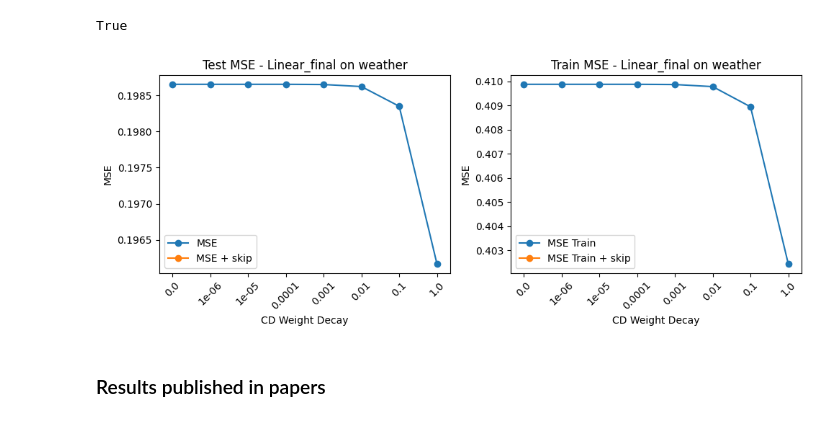
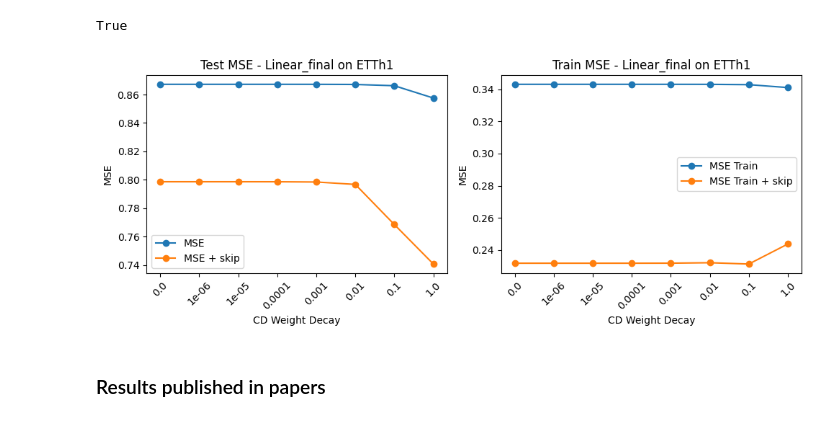
Before and after one commit to simonkral/Thesis_MTSF, a Jupyter notebook: visualization/visualize_results_final.ipynb, the cells around one changed output. Cells and saved outputs as stored; diff of their text form; code cells hidden in the pictures.

```diff
--- a/visualization/visualize_results_final.ipynb
+++ b/visualization/visualize_results_final.ipynb
@@ -23,7 +24,7 @@ api = wandb.Api()
 # Replace with your actual W&B username and project name
 runs = api.runs("simonkral99/Thesis_MTSF")
 # %%
-update_runs = True
+update_runs = False
 
 if update_runs:
     run_data = []
@@ -41,12 +42,10 @@ if update_runs:
     df = df[columns_to_keep].copy()
     df['data_path'] = df['data_path'].str.replace('.csv', '', regex=False)
 
-    # Save the DataFrame to a CSV file
-    #df.to_csv("wandb_runs.csv", index=False)
+
     df.to_pickle("wandb_runs.pkl")
 else:
-    # Load the DataFrame from the CSV file
-    #df = pd.read_csv("wandb_runs.csv")
+
     df = pd.read_pickle("wandb_runs.pkl")
 
 #print(df.columns)
@@ -59,10 +58,10 @@ import matplotlib.pyplot as plt
 
 
 # Shared filter params
-data = "weather"
-channel_handling = "CD"
+data = "ETTh1"
+channel_handling = "Delta"
 model = "Linear_final"
-random_seed = 2021
+random_seed = 2023
 pred_len = 96
 #pred_len = 24
 patience = 20
@@ -78,34 +77,34 @@ for i, (skip, label_suffix) in enumerate([(0, ""), (1, " + skip")]):
         (df_subset['model'] == model) &
         (df_subset['channel_handling'] == channel_handling) &
         (df_subset['random_seed'] == random_seed) &
         (df_subset['skip_1st_epoch'] == skip) &
         (df_subset['pred_len'] == pred_len) &
         (df_subset['patience'] == patience) &
         (df_subset['seq_len'] == seq_len)
     ].sort_values(by='cd_weight_decay')
 
     # Plot on both subplots
     axes[0].plot(df_filtered['cd_weight_decay'].astype(str), df_filtered['mse'], marker='o', label='MSE' + label_suffix)
     axes[1].plot(df_filtered['cd_weight_decay'].astype(str), df_filtered['mse_train'], marker='o', label='MSE Train' + label_suffix)
 
 # Customize left plot (Test)
 axes[0].set_title(f'Test MSE - {model} on {data}')
 axes[0].set_xlabel('CD Weight Decay')
 axes[0].set_ylabel('MSE')
 axes[0].legend()
 axes[0].tick_params(axis='x', rotation=45)
 
 # Customize right plot (Train)
 axes[1].set_title(f'Train MSE - {model} on {data}')
 axes[1].set_xlabel('CD Weight Decay')
 axes[1].set_ylabel('MSE')
 axes[1].legend()
 axes[1].tick_params(axis='x', rotation=45)
 
 plt.tight_layout()
 plt.show()
 # %% [output]
-[figure, old version]
+[figure, new version]
 # %% [markdown]
 ### Results published in papers
 # %%
```
Also changed, not shown: parts of 1 cell of this notebook, 1 other file.
